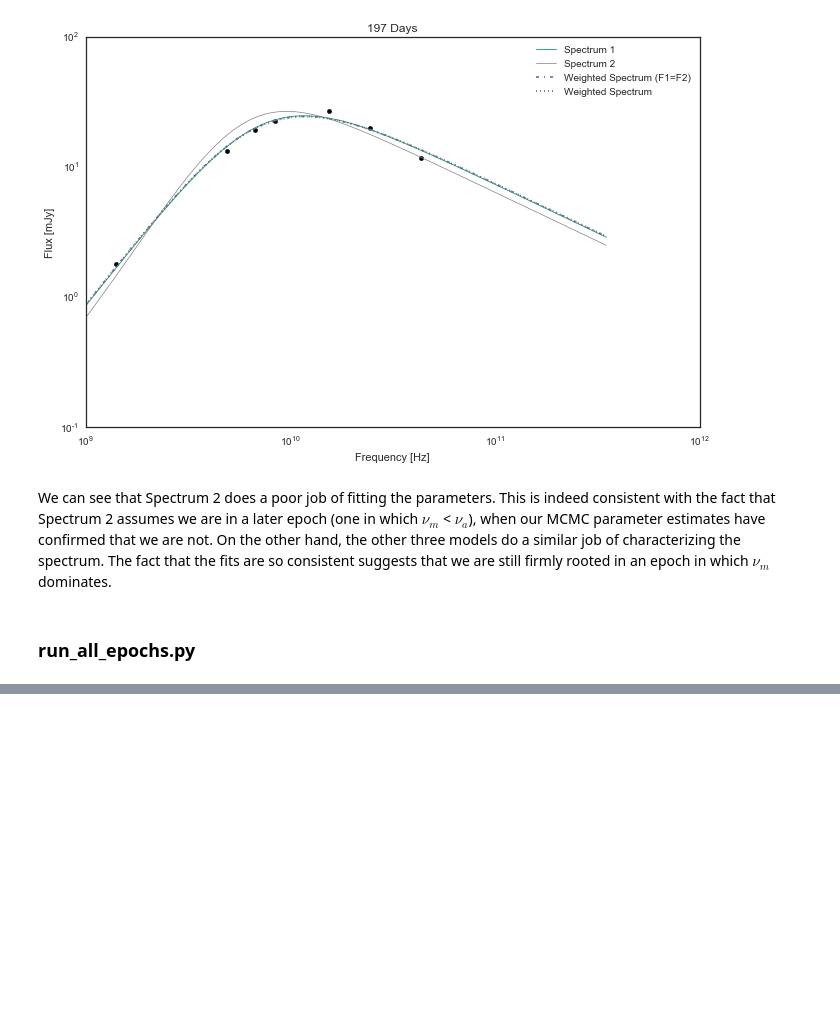
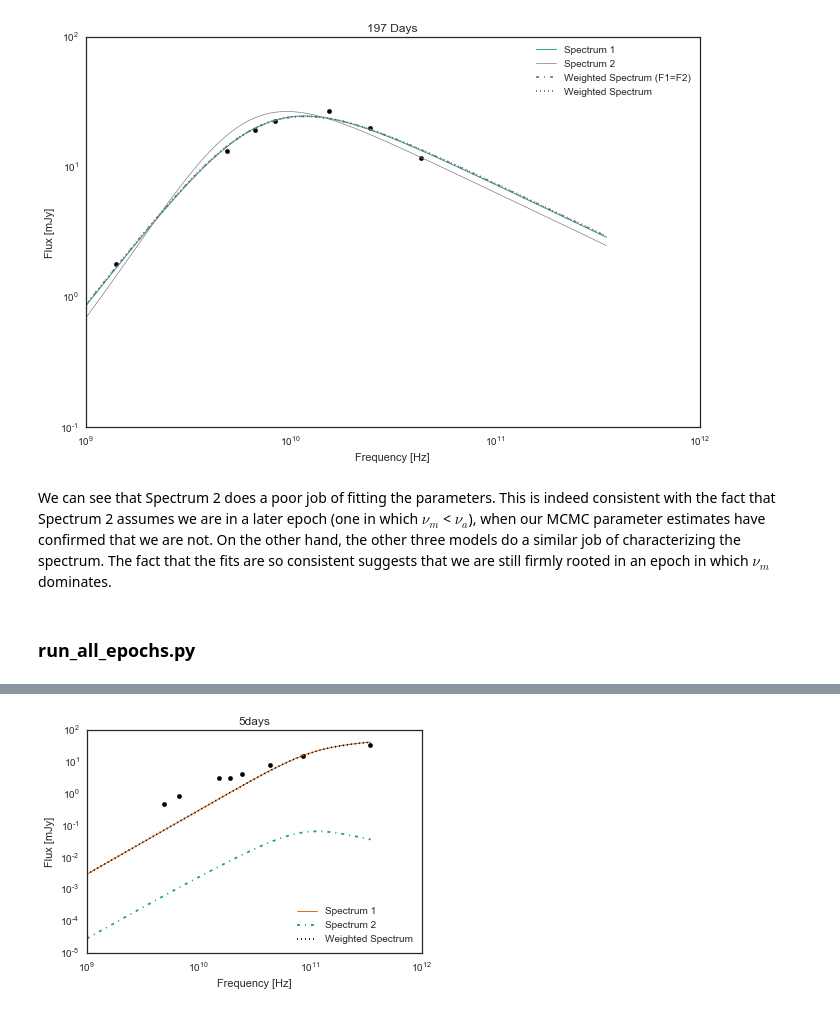
Before and after one commit to tarraneh/SyncMCMC, a Jupyter notebook: tutorial.ipynb, the cells around one changed output, grey strips where cells are left out. Saved outputs shown, nothing was run; the diff lists cells and outputs as text; code cells hidden in the pictures; blank space fills up the shorter version.

```diff
--- a/tutorial.ipynb
+++ b/tutorial.ipynb
@@ -382,0 +345,97 @@ It does, however, require defining within the script an array containing the pat
+# %%
+# Define priors
+
+priors_1 = [UniformPrior(1.,55.),
+          UniformPrior(1E8,1E11),
+          UniformPrior(1E8,1E11),
+          UniformPrior(-3,0.01)]
+
+va_bounds = '1E9,1E12'
+vm_bounds = '1E9,1E12'
+# %%
+
+# Create a list of priors, one for each model
+
+priors_list = [priors_1, priors_1, priors_1]
+
+# Create array of likelihood functions corresponding to each model
+
+lnlikes = [lnlike, lnlike_spec2, lnlike_spec3]
+
+
+# Begin parameter estimation for each data file and model
+
+for (data_file, F_true, va_true, vm_true,lnf_true) in zip(data_files, true_flux_values, true_va_values, true_vm_values,true_lnf_values):
+
+    flux, freqs, error = load_data(data_file) # Parse data
+
+    # Combine priors for all parameters into a single array
+
+    priors = [FluxFrequencyPriors(*p) for p in priors_list]
+
+
+    # Define number of dimensions, number of walkers, and number of temperatures
+
+    ndim, nwalkers, ntemps = 4, 100, 5
+
+
+    # Define initial positions of walkers in phase space for models 1, 2, and 3
+
+    frand = np.random.normal(loc=F_true,size=nwalkers,scale=0.1)
+    varand = np.random.normal(loc=va_true,size=nwalkers,scale=1.E3)
+    vmrand = np.random.normal(loc=vm_true,size=nwalkers,scale=1.E3)
+    yerrand = np.random.normal(loc=-0.7,size=nwalkers,scale=0.1)
+
+
+    pos = np.column_stack((frand,varand,vmrand,yerrand))
+    pos_add_dim = np.expand_dims(pos,axis=0)
+    final_pos = np.repeat(pos_add_dim, 5, axis=0)
+
+
+    all_samples = []
+    flux_stdevs = []
+    all_model_ests = []
+
+    # Run the MCMC sampler for all three models for a given time epoch
+
+    for (prior, lnlike, mod_name) in zip(priors, lnlikes, range(1,4)):
+
+        sampler, sams = run_PTmcmc(ntemps, lnlike, prior, final_pos, ndim, nwalkers,logargs=[freqs,flux,error])
+
+
+        # Burn off initial steps
+        samples = sampler.chain[0,:, 500:, :].reshape((-1, ndim))
+        all_samples.append(samples)
+
+
+        # Calculate parameter estimates and uncertainties
+        estimates = [make_estimate(s, g) for (s, g) in zip(samples.T, (F_true,va_true,vm_true,lnf_true))]
+        all_file_line = [make_estimate(s, g).get_value() for (s, g) in zip(samples.T, (F_true,va_true,vm_true,lnf_true))]
+        all_model_ests.append(all_file_line)
+        flux_est, va_est, vm_est, lnf_est = estimates
+
+        # Update priors with results from previous parameter estimation
+
+    #flux_stdevs.append(estimates[0].estimate_uncertainty())
+    priors_list.append([UniformPrior(1,110),
+          UniformPrior(float(va_bounds.split(',')[0]), va_est.upper),
+          UniformPrior(float(vm_bounds.split(',')[0]), vm_est.upper),
+          UniformPrior(-3.,-0.01)])
+
+    # Plot fits from all models on a single figure
+
+    v_range = np.linspace(1E9,350E9,1E4)
+    plt.figure()
+    plt.scatter(freqs,flux,color='k')
+    plt.plot(v_range,spectrum(v_range,all_model_ests[0][0][0],all_model_ests[0][1][0],all_model_ests[0][2][0]),color='#d95f02',label='Spectrum 1',lw='0.9')
+    plt.plot(v_range,spectrum_2(v_range,all_model_ests[1][0][0],all_model_ests[1][1][0],all_model_ests[1][2][0]),ls='-.',color='#1b9e77',label='Spectrum 2')
+    plt.plot(v_range,weighted_spectrum(v_range,all_model_ests[2][0][0],all_model_ests[2][1][0],all_model_ests[2][2][0]),ls=':',color='k',label='Weighted Spectrum')
+    plt.legend(loc='lower right')
+    plt.xscale('log')
+    plt.yscale('log')
+    plt.xlabel('Frequency [Hz]')
+    plt.ylabel('Flux [mJy]')
+    plt.title(data_file.split('_')[1])
+    plt.show()
+# %% [output]
+[figure, added]
```
Also changed, not shown: parts of 17 cells of this notebook.
